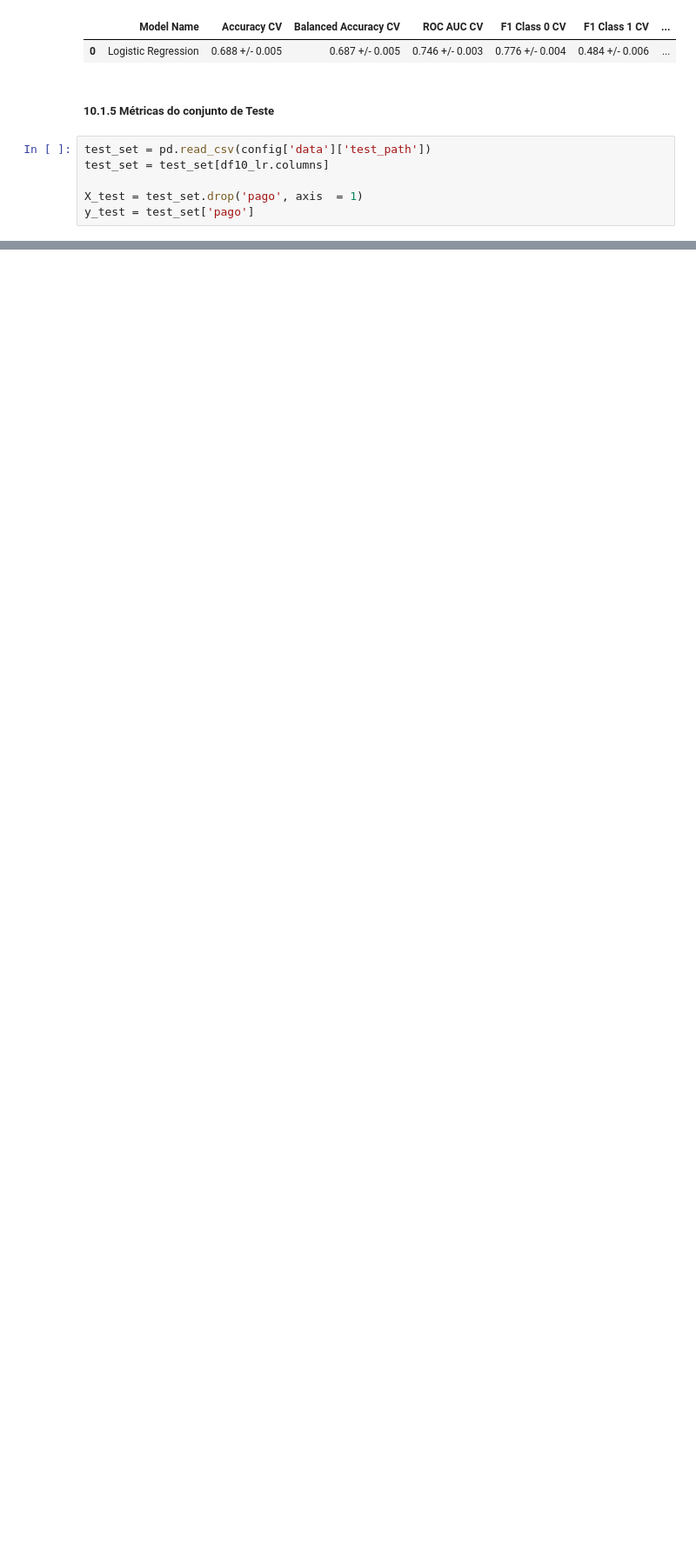
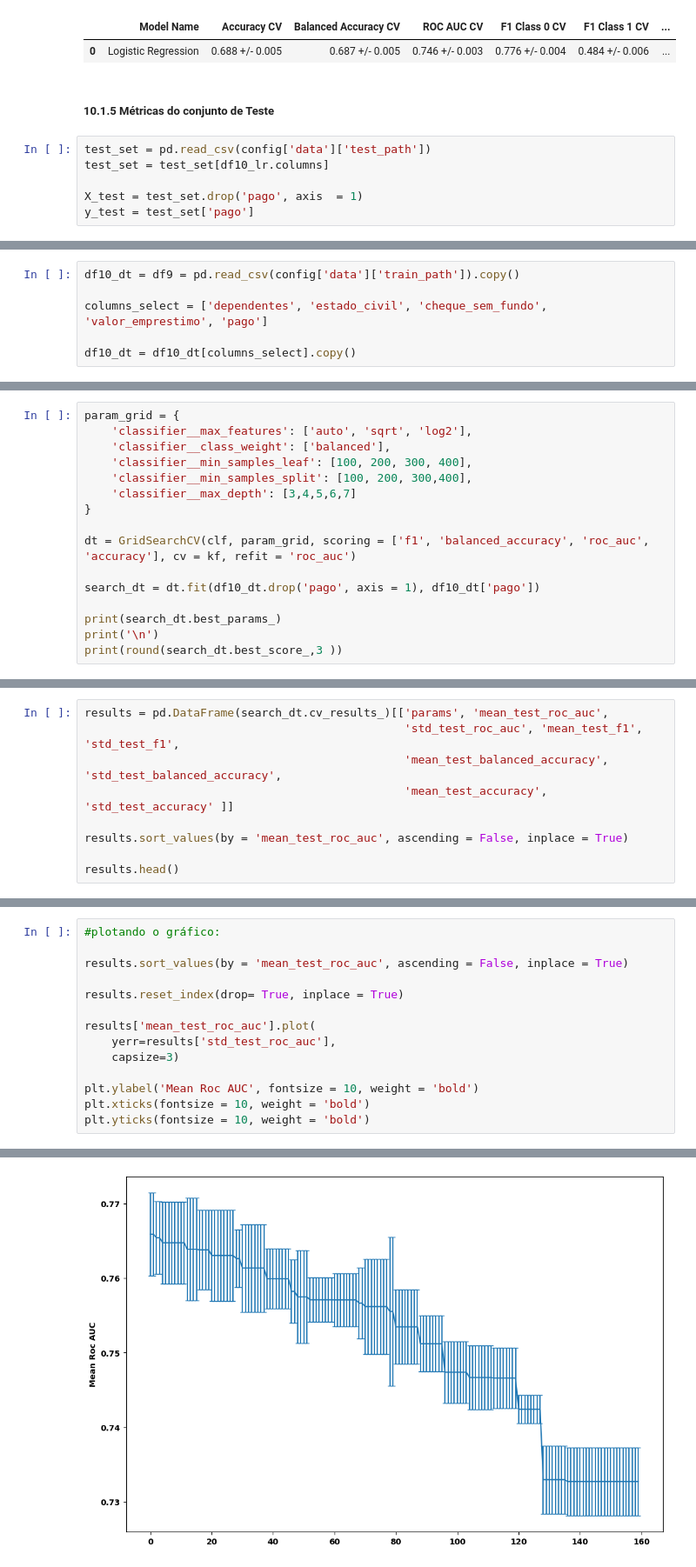
Before and after one commit to samantasobral/shap-ml-interpretability, a Jupyter notebook: notebook/shap_model.ipynb, the cells around one changed output, grey strips where cells are left out. Shown at 87% size. Drawn from its saved outputs; the diff is of its cells as text; blank space fills up the shorter version.

```diff
--- a/notebook/shap_model.ipynb
+++ b/notebook/shap_model.ipynb
@@ -1754,0 +1755,6 @@ weighted avg       0.79      0.73      0.75      9714
+# %%
+df10_dt = df9 = pd.read_csv(config['data']['train_path']).copy()
+
+columns_select = ['dependentes', 'estado_civil', 'cheque_sem_fundo', 'valor_emprestimo', 'pago']
+
+df10_dt = df10_dt[columns_select].copy()
@@ -1754,0 +1797,16 @@ weighted avg       0.79      0.73      0.75      9714
+# %%
+param_grid = {
+    'classifier__max_features': ['auto', 'sqrt', 'log2'],
+    'classifier__class_weight': ['balanced'],
+    'classifier__min_samples_leaf': [100, 200, 300, 400],
+    'classifier__min_samples_split': [100, 200, 300,400],
+    'classifier__max_depth': [3,4,5,6,7]
+}
+
+dt = GridSearchCV(clf, param_grid, scoring = ['f1', 'balanced_accuracy', 'roc_auc', 'accuracy'], cv = kf, refit = 'roc_auc')
+
+search_dt = dt.fit(df10_dt.drop('pago', axis = 1), df10_dt['pago'])
+
+print(search_dt.best_params_)
+print('\n')
+print(round(search_dt.best_score_,3 ))
@@ -1754,0 +1818,9 @@ weighted avg       0.79      0.73      0.75      9714
+# %%
+results = pd.DataFrame(search_dt.cv_results_)[['params', 'mean_test_roc_auc',
+                                               'std_test_roc_auc', 'mean_test_f1', 'std_test_f1',
+                                               'mean_test_balanced_accuracy', 'std_test_balanced_accuracy',
+                                               'mean_test_accuracy', 'std_test_accuracy' ]]
+
+results.sort_values(by = 'mean_test_roc_auc', ascending = False, inplace = True)
+
+results.head()
@@ -1754,0 +1859,15 @@ weighted avg       0.79      0.73      0.75      9714
+# %%
+#plotando o gráfico:
+
+results.sort_values(by = 'mean_test_roc_auc', ascending = False, inplace = True)
+
+results.reset_index(drop= True, inplace = True)
+
+results['mean_test_roc_auc'].plot(
+    yerr=results['std_test_roc_auc'],
+    capsize=3)
+
+plt.ylabel('Mean Roc AUC', fontsize = 10, weight = 'bold')
+plt.xticks(fontsize = 10, weight = 'bold')
+plt.yticks(fontsize = 10, weight = 'bold')
+# %% [output]
@@ -1754,0 +1882 @@ weighted avg       0.79      0.73      0.75      9714
+[figure, added]
```
Also changed, not shown: parts of 20 cells of this notebook.
